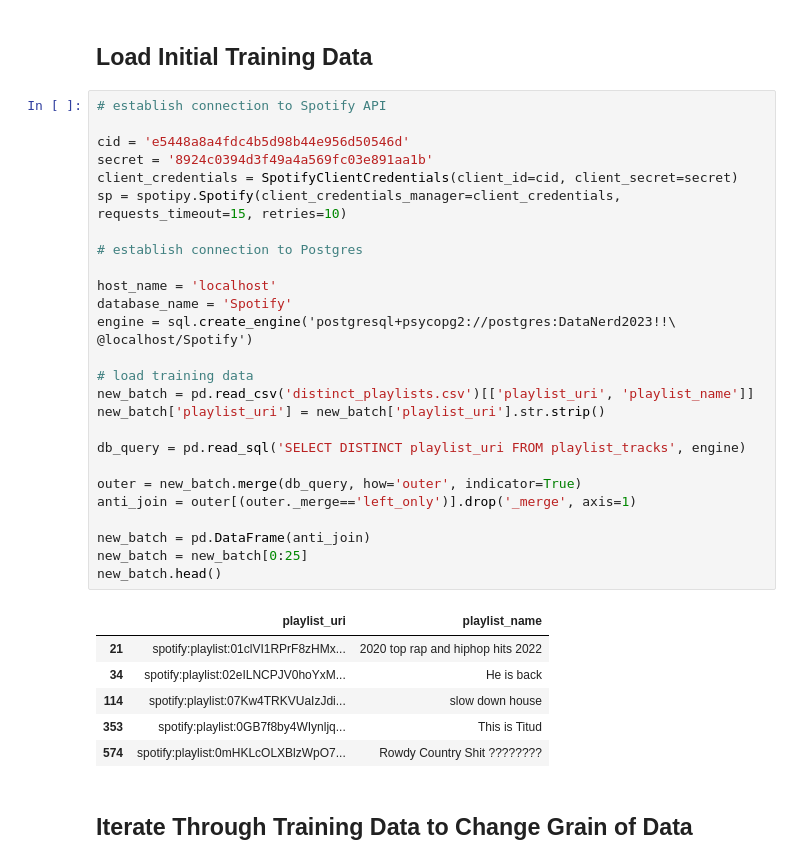
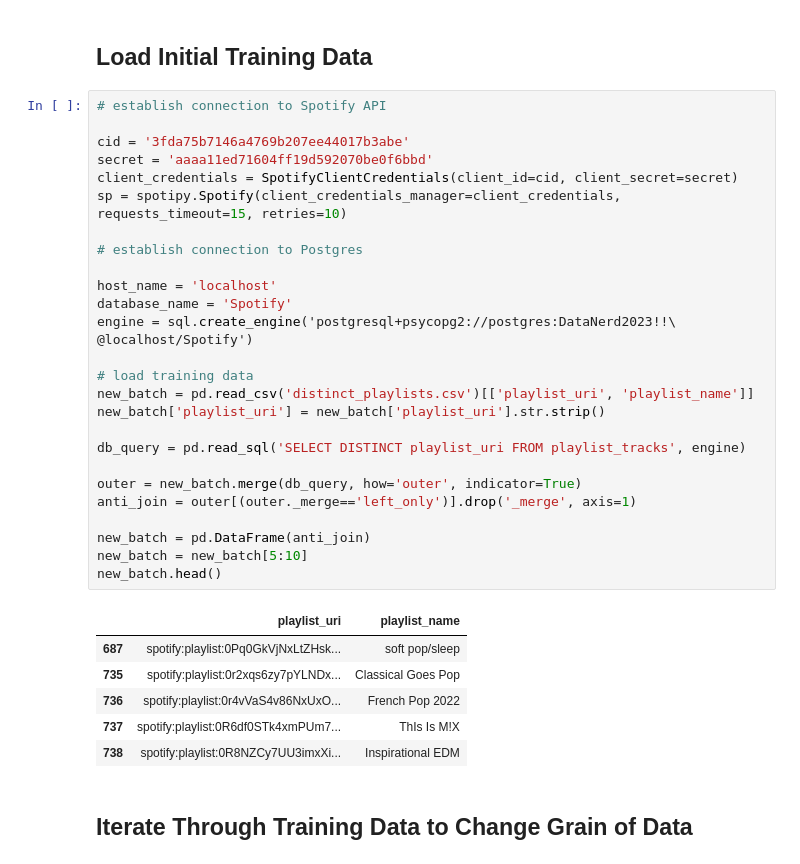
Before and after one commit to datascienceclubUVU/UVU-2022-2023, a Jupyter notebook: InitialIngestionPipeline.ipynb, the cells around one changed output. Saved outputs shown, nothing was run; the diff lists cells and outputs as text.

```diff
--- a/InitialIngestionPipeline.ipynb
+++ b/InitialIngestionPipeline.ipynb
@@ -38,37 +38,37 @@ def get_playlist_tracks(playlist_uri):
 # %%
 # establish connection to Spotify API
 
-cid = 'e5448a8a4fdc4b5d98b44e956d50546d'
-secret = '8924c0394d3f49a4a569fc03e891aa1b'
+cid = '3fda75b7146a4769b207ee44017b3abe'
+secret = 'aaaa11ed71604ff19d592070be0f6bbd'
 client_credentials = SpotifyClientCredentials(client_id=cid, client_secret=secret)
 sp = spotipy.Spotify(client_credentials_manager=client_credentials, requests_timeout=15, retries=10)
 
 # establish connection to Postgres
 
 host_name = 'localhost'
 database_name = 'Spotify'
 engine = sql.create_engine('postgresql+psycopg2://postgres:DataNerd2023!!\
 @localhost/Spotify')
 
 # load training data
 new_batch = pd.read_csv('distinct_playlists.csv')[['playlist_uri', 'playlist_name']]
 new_batch['playlist_uri'] = new_batch['playlist_uri'].str.strip()
 
 db_query = pd.read_sql('SELECT DISTINCT playlist_uri FROM playlist_tracks', engine)
 
 outer = new_batch.merge(db_query, how='outer', indicator=True)
 anti_join = outer[(outer._merge=='left_only')].drop('_merge', axis=1)
 
 new_batch = pd.DataFrame(anti_join)
-new_batch = new_batch[0:25]
+new_batch = new_batch[5:10]
 new_batch.head()
 # %% [output]
 |  | playlist_uri | playlist_name |
-| 21 | spotify:playlist:01clVI1RPrF8zHMx... | 2020 top rap and hiphop hits 2022 |
-| 34 | spotify:playlist:02eILNCPJV0hoYxM... | He is back |
-| 114 | spotify:playlist:07Kw4TRKVUaIzJdi... | slow down house |
-| 353 | spotify:playlist:0GB7f8by4WIynljq... | This is Titud |
-| 574 | spotify:playlist:0mHKLcOLXBlzWpO7... | Rowdy Country Shit ???????? |
+| 687 | spotify:playlist:0Pq0GkVjNxLtZHsk... | soft pop/sleep |
+| 735 | spotify:playlist:0r2xqs6zy7pYLNDx... | Classical Goes Pop |
+| 736 | spotify:playlist:0r4vVaS4v86NxUxO... | French Pop 2022 |
+| 737 | spotify:playlist:0R6df0STk4xmPUm7... | ThIs Is M!X |
+| 738 | spotify:playlist:0R8NZCy7UU3imxXi... | Inspirational EDM |
 # %% [markdown]
 ## Iterate Through Training Data to Change Grain of Data
 # %%
```
Also changed, not shown: parts of 8 cells of this notebook, 2 other files.
